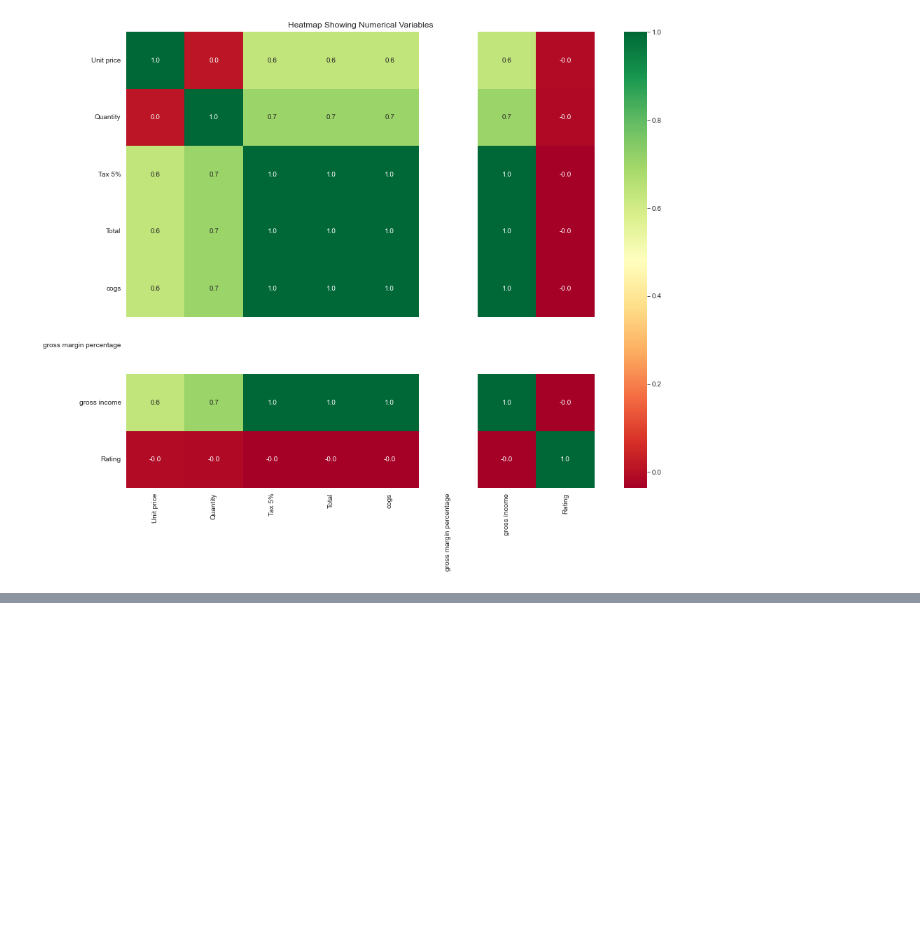
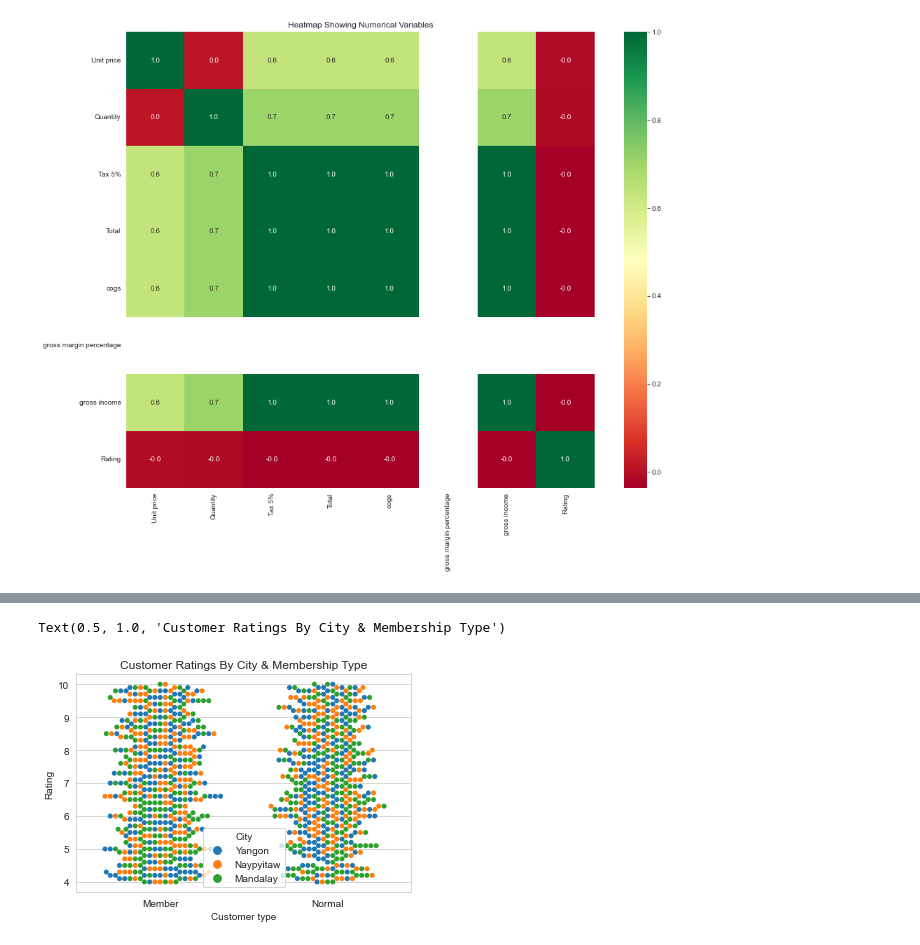
Before and after one commit to dikshya98/MSDS-Matlab, a Jupyter notebook: Upreti,Dikshya Matplotlib (1).ipynb, the cells around one changed output, grey strips where cells are left out. Drawn from its saved outputs; the diff is of its cells as text; code cells hidden in the pictures; blank space fills up the shorter version.

```diff
--- a/Upreti,Dikshya Matplotlib (1).ipynb
+++ b/Upreti,Dikshya Matplotlib (1).ipynb
@@ -138,0 +139,5 @@ Text(0.5, 1.0, 'Unit Price By City')
+# %%
+ sns.swarmplot(x="Customer type",  y = "Rating",  hue = "City", data =df).set_title("Customer Ratings By City & Membership Type")
+# %% [output]
+Text(0.5, 1.0, 'Customer Ratings By City & Membership Type')
+[figure, added]
```
Also changed, not shown: parts of 9 cells of this notebook.
